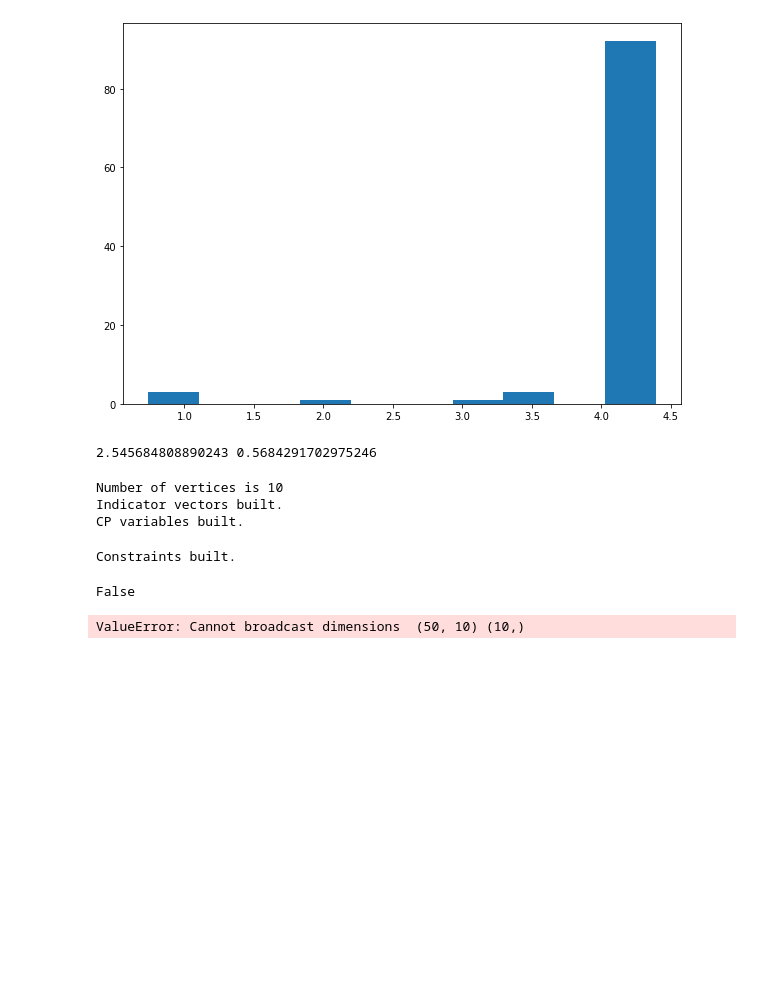
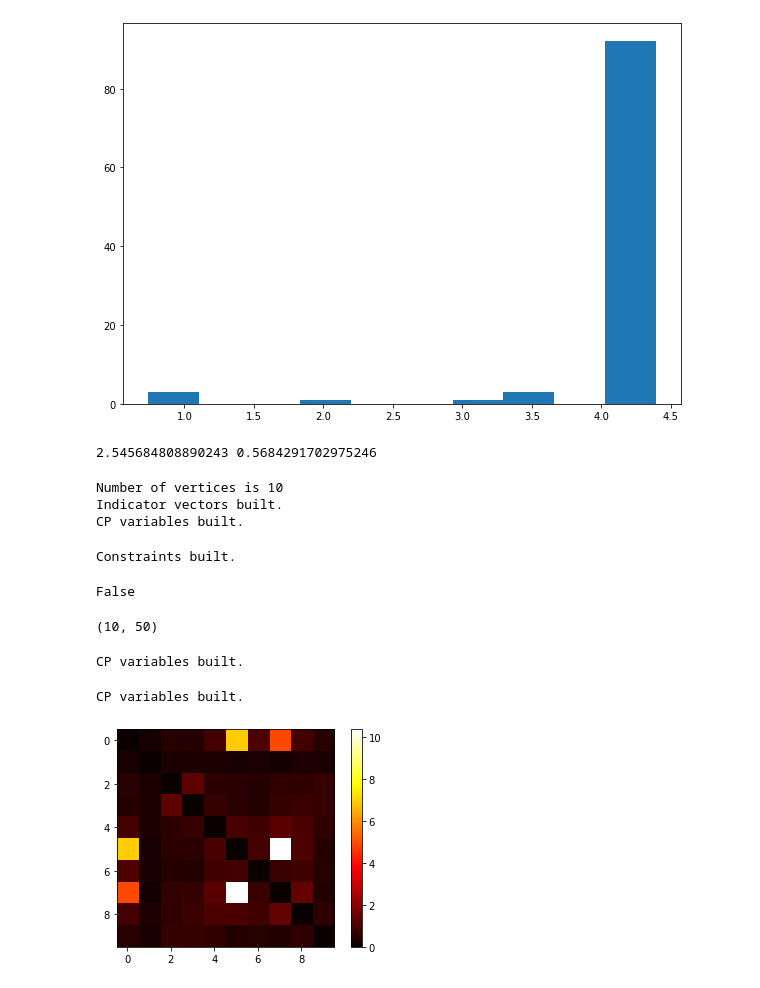
Before and after one commit to SkipMoses/Graph-Learning, a Jupyter notebook: synthetic_binomial_signals.ipynb, the cells around one changed output. Drawn from its saved outputs; the diff is of its cells as text; code cells hidden in the pictures; blank space fills up the shorter version.

```diff
--- a/synthetic_binomial_signals.ipynb
+++ b/synthetic_binomial_signals.ipynb
@@ -308,11 +331,2 @@ print(e.is_dcp())
 # %% [output]
 False
-# %%
-beta = cp.Variable(N)
-lambd = cp.Parameter(nonneg=True)
-X = cp.Variable((N,N), symmetric = True)
-log_likelihood = cp.sum(
-    cp.multiply(Yt, X @ beta) - cp.logistic(X @ beta)
-)
-# %% [output]
-ValueError: Cannot broadcast dimensions  (50, 10) (10,)
@@ -318,0 +358,69 @@ ValueError: Cannot broadcast dimensions  (50, 10) (10,)
+# %%
+Y = []
+for i in range(len(alpha)):
+    signal = generate_signal(h,A)
+    Y.append(signal)
+    temp = {n:signal[n] for n in G.nodes()}
+    nx.set_node_attributes(G, temp, name = "Round " + str(i+1))
+Y = np.transpose(Y)
+Y.shape
+# %% [output]
+(10, 50)
+# %%
+N = A.shape[0]
+# Define variables
+A_var = cp.Variable((N,N), symmetric = True)
+Lap = cp.diag(cp.diag(A_var)) - A_var
+h_var = cp.Variable((N,1))
+h_init = np.random.normal(0,1,N)
+print("CP variables built.")
+# Adjacency Matrix Constraints
+constraints = [cp.diag(A_var) == 0,
+                A_var - cp.diag(cp.diag(A_var)) >= 0]
+A_obj = cp.Maximize(sum([term_given_w(y,h_init,A_var) for y in Y.T]) + alpha*cp.norm(Lap, 'fro'))
+
+P_init = cp.Problem(A_obj, constraints)
+P_init.solve()
+A_init = A_var.value
+A_vals = [A_init]
+h_vals = [h_init]
+for i in range(10):
+    A_cur = cp.Variable((N,N), symmetric = True)
+    Lap = cp.diag(cp.diag(A_cur)) - A_cur
+    h_cur = cp.Variable((N,1))
+    constraints = [cp.diag(A_cur) == 0,
+                A_cur - cp.diag(cp.diag(A_cur)) >= 0]
+    hconstraints = [cp.sum(h_cur) == 0]
+    h_obj = cp.Maximize(sum([term_given_X(y,h_cur,A_vals[len(A_vals)-1]) for y in Y.T]))
+    P_cur = cp.Problem(h_obj, hconstraints)
+    P_cur.solve()
+    h_vals.append(h_cur.value)
+    A_obj = cp.Maximize(sum([term_given_w(y,h_vals[len(h_vals)-1],A_cur) for y in Y.T]) + + alpha*cp.norm(Lap, 'fro'))
+    P_cur2 = cp.Problem(A_obj, constraints)
+    P_cur2.solve()
+    A_vals.append(A_cur.value)
+# %% [output]
+CP variables built.
+# %%
+N = A.shape[0]
+# Define variables
+A_var = cp.Variable((N,N), symmetric = True)
+h_var = cp.Variable((N,1))
+h_init = np.ones((N,))
+print("CP variables built.")
+# Adjacency Matrix Constraints
+constraints = [cp.diag(A_var) == 0,
+                A_var - cp.diag(cp.diag(A_var)) >= 0]
+A_obj = cp.Maximize(sum([term_given_w(y,h_init,A_var) for y in Y.T]))
+
+P_init = cp.Problem(A_obj, constraints)
+P_init.solve()
+A_init = A_var.value
+# %% [output]
+CP variables built.
+# %%
+plt.imshow(A_vals[9], cmap='hot', interpolation='nearest')
+plt.colorbar()
+plt.show()
+# %% [output]
+[figure, added]
```
Also changed, not shown: parts of 22 cells of this notebook, 24 other files.
